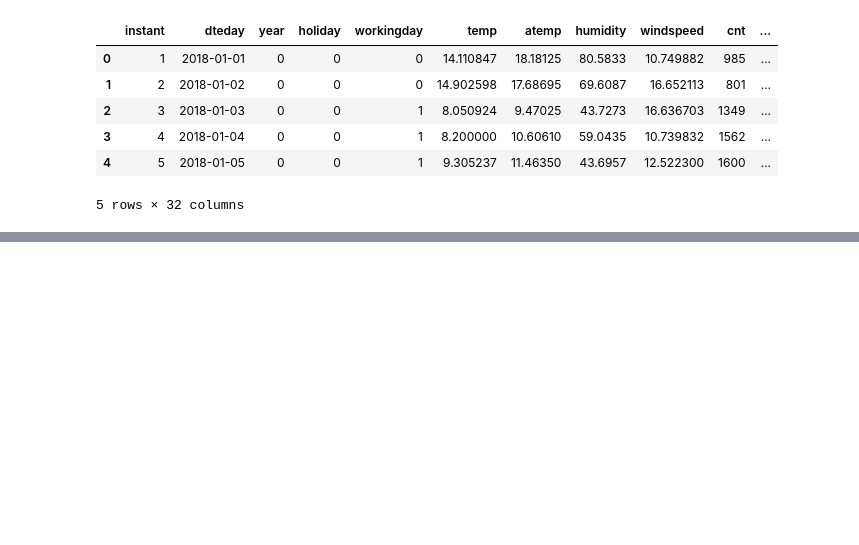
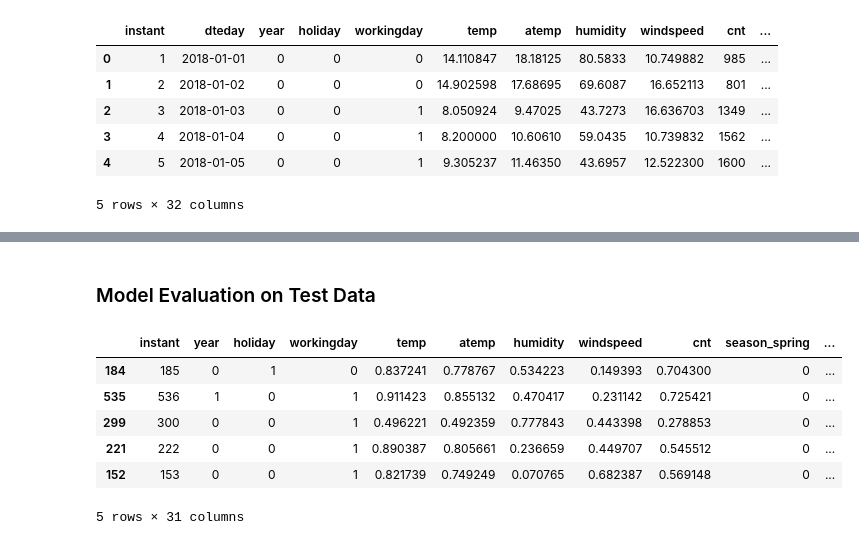
Before and after one commit to rajeshraoj/bike_rides, a Jupyter notebook: bikes_linear_regression.ipynb, the cells around one changed output, grey strips where cells are left out. Drawn from its saved outputs; the diff is of its cells as text; code cells hidden in the pictures; blank space fills up the shorter version.

```diff
--- a/bikes_linear_regression.ipynb
+++ b/bikes_linear_regression.ipynb
@@ -237,0 +264,10 @@ Index(['instant', 'dteday', 'year', 'holiday', 'workingday', 'temp', 'atemp',
+# %%
+# Dropping the dataday column
+bike = bike.drop(columns=['dteday'])
+
+# Splitting the train and test to two distinct sets
+# Train will contain 70% of the data and test will contain 30% of the data.
+
+bike_train, bike_test = train_test_split(bike, train_size=0.7, random_state=100)
+print(bike_train.shape)
+print(bike_test.shape)
@@ -237,0 +279,8 @@ Index(['instant', 'dteday', 'year', 'holiday', 'workingday', 'temp', 'atemp',
+# %%
+# Applying the MinMaxScaler to the selected numerical variables in the bike_train DataFrame
+# This scales each variable in 'num_vars' to a range between 0 and 1
+
+scaler = MinMaxScaler()
+num_vars = ['temp', 'atemp','humidity', 'windspeed', 'cnt']
+bike_train[num_vars] = scaler.fit_transform(bike_train[num_vars])
+bike_train.head()
@@ -237,0 +607,19 @@ Index(['instant', 'dteday', 'year', 'holiday', 'workingday', 'temp', 'atemp',
+# %% [markdown]
+### Model Evaluation on Test Data
+# %%
+#Scaling the test data the same way as train data.
+# MinMax scaling is used.
+
+num_vars = ['temp', 'atemp','humidity', 'windspeed', 'cnt']
+
+bike_test[num_vars] = scaler.fit_transform(bike_test[num_vars])
+
+bike_test.head()
+# %% [output]
+|  | instant | year | holiday | workingday | temp | atemp | humidity | windspeed | cnt | season_spring | ... |
+| 184 | 185 | 0 | 1 | 0 | 0.837241 | 0.778767 | 0.534223 | 0.149393 | 0.704300 | 0 | ... |
+| 535 | 536 | 1 | 0 | 1 | 0.911423 | 0.855132 | 0.470417 | 0.231142 | 0.725421 | 0 | ... |
+| 299 | 300 | 0 | 0 | 1 | 0.496221 | 0.492359 | 0.777843 | 0.443398 | 0.278853 | 0 | ... |
+| 221 | 222 | 0 | 0 | 1 | 0.890387 | 0.805661 | 0.236659 | 0.449707 | 0.545512 | 0 | ... |
+| 152 | 153 | 0 | 0 | 1 | 0.821739 | 0.749249 | 0.070765 | 0.682387 | 0.569148 | 0 | ... |
+5 rows × 31 columns
```
Also changed, not shown: parts of 63 cells of this notebook.
